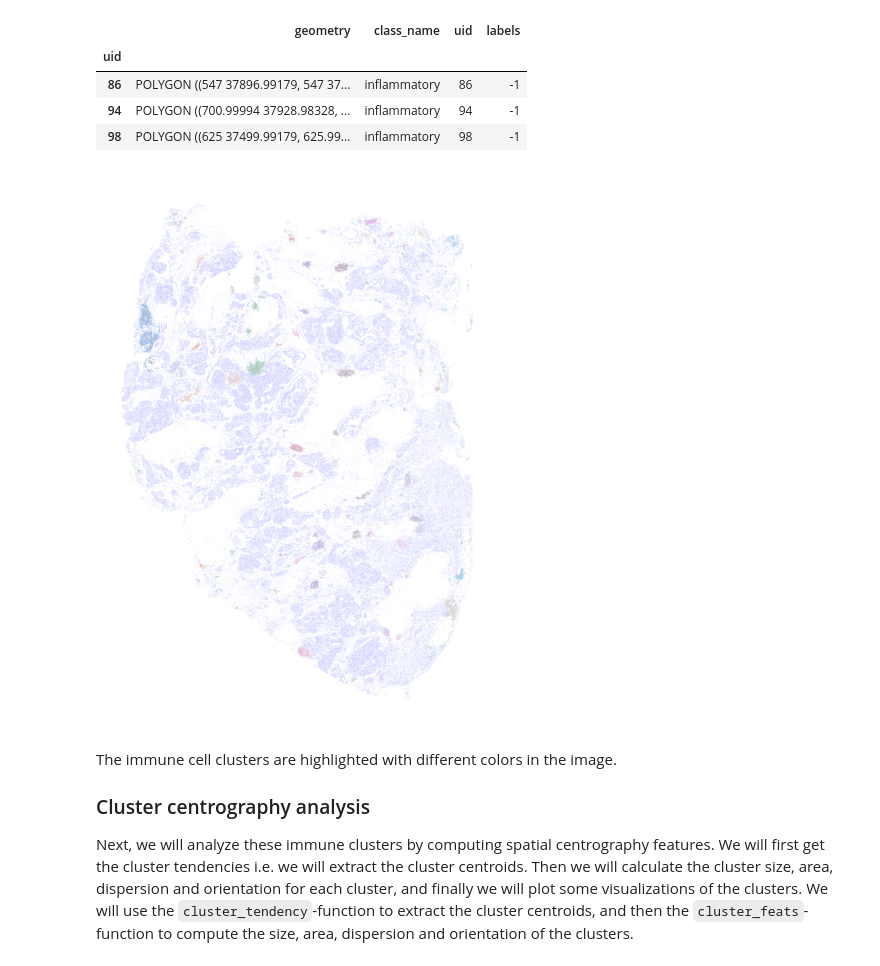
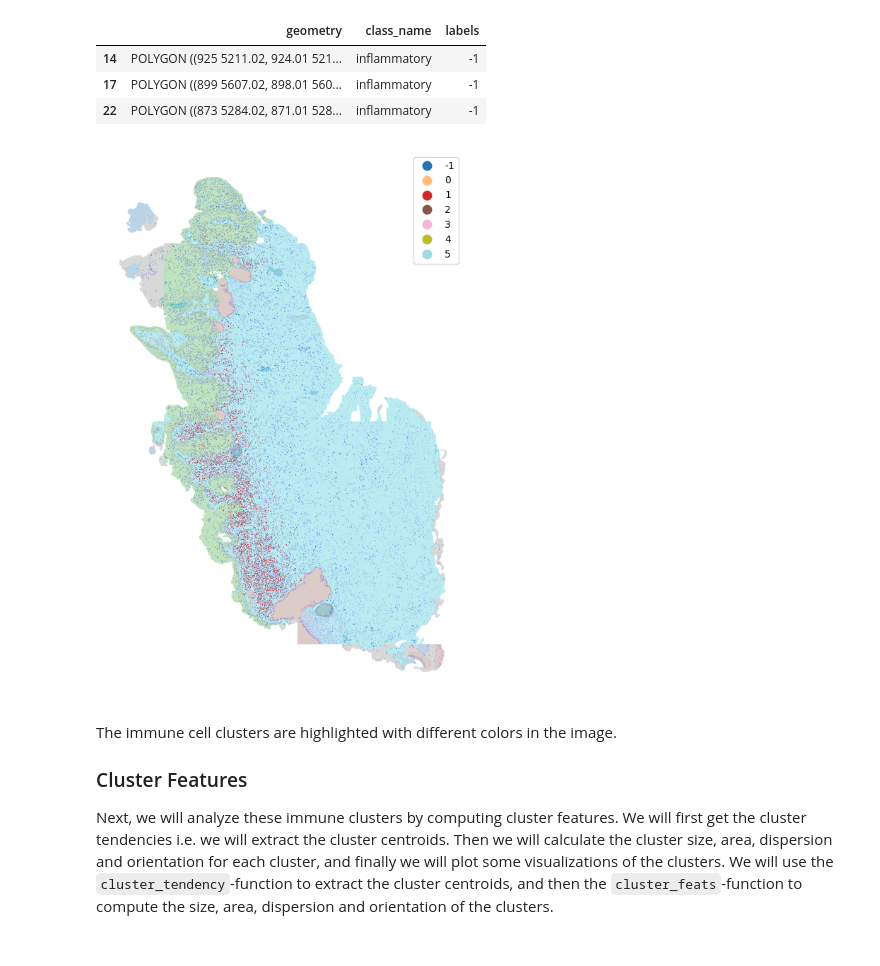
Before and after one commit to HautaniemiLab/histolytics, a Jupyter notebook: docs/user_guide/spatial/clustering.ipynb, the cells around one changed output. Cells and saved outputs as stored; diff of their text form; code cells hidden in the pictures.

```diff
--- a/docs/user_guide/spatial/clustering.ipynb
+++ b/docs/user_guide/spatial/clustering.ipynb
@@ -13,10 +19,13 @@ Let's start by loading the example data.
 # %%
-from histolytics.data import hgsc_nuclei_wsi, hgsc_tissue_wsi
+# Let's load some data to play around with
+import matplotlib.pyplot as plt
+from histolytics.data import cervix_nuclei, cervix_tissue
 
-nuc = hgsc_nuclei_wsi()
-tis = hgsc_tissue_wsi()
+tis = cervix_tissue()
+nuc = cervix_nuclei()
 
-ax = tis.plot(figsize=(10, 10), column="class_name", alpha=0.2, aspect=1, legend=True)
-nuc.plot(ax=ax, column="class_name", aspect=1)
+fig, ax = plt.subplots(figsize=(10, 10))
+tis.plot(ax=ax, column="class_name", aspect=1, alpha=0.5, legend=True)
+nuc.plot(ax=ax, column="class_name", aspect=1, legend=False)
 ax.set_axis_off()
 # %% [output]
@@ -34,27 +42,29 @@ At least, the following parameters should be considered:
 # %%
 from histolytics.spatial_clust.density_clustering import density_clustering
 
 nuc_imm = nuc[nuc["class_name"] == "inflammatory"]
-labels = density_clustering(nuc_imm, eps=250, min_samples=100, method="dbscan")
+labels = density_clustering(nuc_imm, eps=250, min_samples=50, method="dbscan")
 nuc_imm = nuc_imm.assign(labels=labels)
 
-ax = nuc.plot(figsize=(10, 10), color="blue", alpha=0.3, aspect=1)
-nuc_imm.plot(ax=ax, column="labels", aspect=1, cmap="tab20")
+ax = tis.plot(figsize=(10, 10), column="class_name", alpha=0.3)
+ax = nuc.plot(ax=ax, color="blue", alpha=0.3, aspect=1)
+nuc_imm.plot(
+    ax=ax, column="labels", aspect=1, cmap="tab20", legend=True, categorical=True
+)
 ax.set_axis_off()
 nuc_imm.head(3)
 # %% [output]
-|  | geometry | class_name | uid | labels |
-| uid |  |  |  |  |
-| 86 | POLYGON ((547 37896.99179, 547 37... | inflammatory | 86 | -1 |
-| 94 | POLYGON ((700.99994 37928.98328, ... | inflammatory | 94 | -1 |
-| 98 | POLYGON ((625 37499.99179, 625.99... | inflammatory | 98 | -1 |
+|  | geometry | class_name | labels |
+| 14 | POLYGON ((925 5211.02, 924.01 521... | inflammatory | -1 |
+| 17 | POLYGON ((899 5607.02, 898.01 560... | inflammatory | -1 |
+| 22 | POLYGON ((873 5284.02, 871.01 528... | inflammatory | -1 |
-[figure, old version]
+[figure, new version]
 # %% [markdown]
 The immune cell clusters are highlighted with different colors in the image.
 
-### Cluster centrography analysis
+### Cluster Features
 
-Next, we will analyze these immune clusters by computing spatial centrography features. We will first get the cluster tendencies i.e. we will extract the cluster centroids. Then we will calculate the cluster size, area, dispersion and orientation for each cluster, and finally we will plot some visualizations of the clusters. We will use the `cluster_tendency`-function to extract the cluster centroids, and then the `cluster_feats`-function to compute the size, area, dispersion and orientation of the clusters.
+Next, we will analyze these immune clusters by computing cluster features. We will first get the cluster tendencies i.e. we will extract the cluster centroids. Then we will calculate the cluster size, area, dispersion and orientation for each cluster, and finally we will plot some visualizations of the clusters. We will use the `cluster_tendency`-function to extract the cluster centroids, and then the `cluster_feats`-function to compute the size, area, dispersion and orientation of the clusters.
 # %%
 from histolytics.spatial_clust.centrography import cluster_tendency
 from histolytics.spatial_clust.clust_metrics import cluster_feats
```
Also changed, not shown: parts of 19 cells of this notebook, 8 other files.
